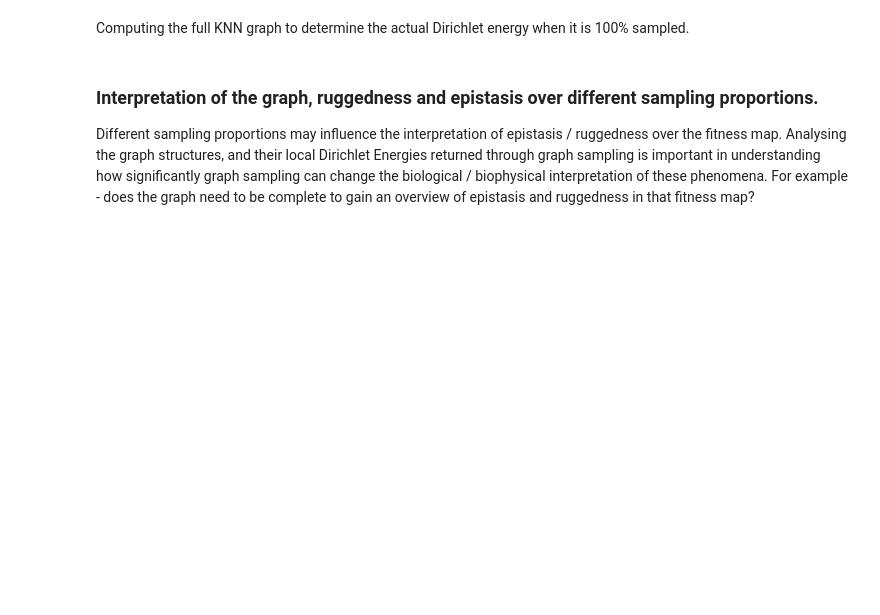
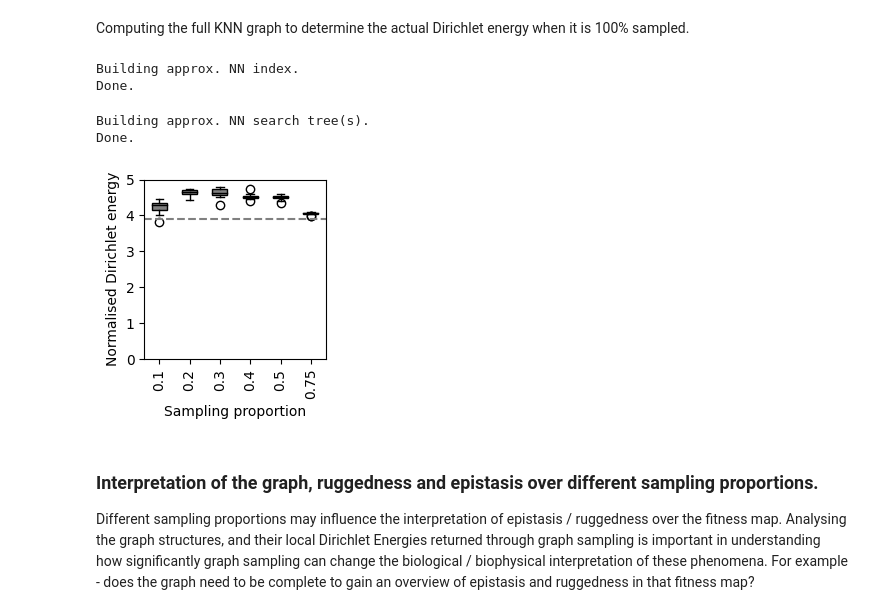
Before and after one commit to RSCJacksonLab/graph-ruggedness-de, a Jupyter notebook: src/Figure_4.ipynb, the cells around one changed output. Cells and saved outputs as stored; diff of their text form; code cells hidden in the pictures; blank space fills up the shorter version.

```diff
--- a/src/Figure_4.ipynb
+++ b/src/Figure_4.ipynb
@@ -15,6 +16,6 @@ import matplotlib.cm as cm
 The below cell is run to make build to KNN graph for the gb1 combinatorial dataset. Note that the `approximate` method is used to find the `k` nearest neighbors due to the time complexity of an exact all vs. all search.
 # %%
-df = pd.read_csv('../data_files/gb1_dat_comb.csv')
+df = pd.read_csv('../data_files/His3p_combinatorial.csv')
 seq_ls = df['sequences'].tolist()
 values = df['fitness'].tolist()
 scaler = MinMaxScaler()
@@ -25,12 +26,12 @@ G_k = graph_ruggedness_de.build_ohe_graph(seq_ls=seq_ls,
                                         edges=False,
                                         hamming_edges=False,
                                         approximate=True,
-                                        n=400)
+                                        n=int(np.sqrt(len(df))))
 # %% [markdown]
 ### Sampling Dirichlet energies over subgraphs
 The below cell is run to sample the Dirichlet energy (approximate method due to comp. complexity) over subgraphs with random sampling proportions defined in `sampling_props` for replicates defined in `replicates`. This indicates how robust quantification of ruggedness via Dirichlet energy is to incomplete graphs. The Dirichlet energy is scaled by the ration between the square-root of the number of nodes in the full graph and the square root of the number of nodes in the sampled graph, as the energy is calculated over the number of edges.
 # %%
-sampling_props = [0.1, 0.2, 0.5, 0.75, 0.999]
+sampling_props = [0.1, 0.2, 0.3, 0.4, 0.5, 0.75]
 replicates = 10
 nodes = G_k.number_of_nodes()
 norm_de_dict = {}
@@ -38,11 +39,14 @@ norm_de_dict = {}
 for sampling_prop in sampling_props:
     norm_de = []
     gft_coefficients = []
-    scaling_factor = np.sqrt(nodes) / np.sqrt(nodes*sampling_prop)
+
     for _ in range(replicates):
 
         G_sampled, sampled_nodes, sampled_values = graph_ruggedness_de.sample_graph(G=G_k,
                                                                                     sample_size=sampling_prop)
+
+        scaling_factor = np.sqrt(G_k.number_of_nodes()) / np.sqrt(G_sampled.number_of_nodes())
+
         graph_ruggedness_de.add_ohe_knn_edges_approx(G=G_sampled,
                                                      k=int(np.sqrt(G_sampled.number_of_nodes())))
         sampled_de = graph_ruggedness_de.compute_dirichlet_energy_approximate(G=G_sampled)
@@ -58,33 +88,40 @@ G_k = graph_ruggedness_de.build_ohe_graph(seq_ls=seq_ls,
                                         edges=True,
                                         hamming_edges=False,
                                         approximate=True,
-                                        n=400)
+                                        n=int(np.sqrt(len(df))))
 de = graph_ruggedness_de.compute_dirichlet_energy_approximate(G=G_k)
+# %% [output]
+Building approx. NN index.
+Done.
+Building approx. NN search tree(s).
+Done.
 # %%
 labs = [key for key in norm_de_dict.keys()]
 vals = [norm_de_dict[key] for key in norm_de_dict.keys()]
 
 
 fig, ax = plt.subplots(figsize=(2.5,2.75))
 bp = ax.boxplot(vals, labels=[str(label) for label in labs], notch=False, patch_artist=True)
 
 # Set fill colors for each box
 color = 'grey'
 for box in bp['boxes']:
     box.set_facecolor(color)
 
 # Set median line color
 for median in bp['medians']:
     median.set_color('black')
+plt.tight_layout()
 plt.axhline(de / G_k.number_of_nodes(), color='grey', linestyle='--')
-
-plt.ylim(0,1.5)
+plt.ylim(0,5)
 plt.ylabel('Normalised Dirichlet energy')
 plt.xlabel('Sampling proportion')
 plt.xticks(rotation=90)
 plt.tight_layout()
 plt.savefig('figures/Figure_4/sampling_boxplot.pdf')
 plt.show()
+# %% [output]
+[figure, added]
 # %% [markdown]
 ### Interpretation of the graph, ruggedness and epistasis over different sampling proportions.
 Different sampling proportions may influence the interpretation of epistasis / ruggedness over the fitness map. Analysing the graph structures, and their local Dirichlet Energies returned through graph sampling is important in understanding how significantly graph sampling can change the biological / biophysical interpretation of these phenomena. For example - does the graph need to be complete to gain an overview of epistasis and ruggedness in that fitness map?
```
Also changed, not shown: parts of 36 cells of this notebook, 1 other file.
